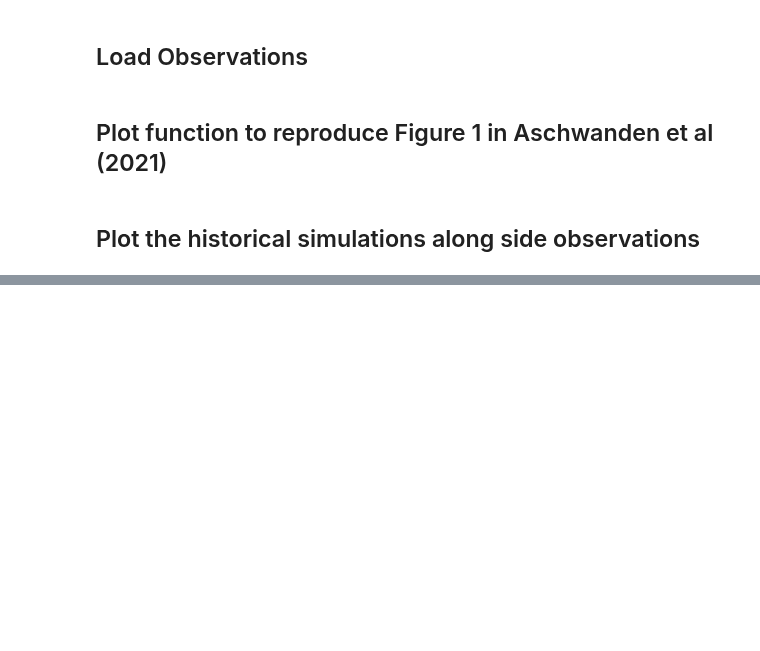
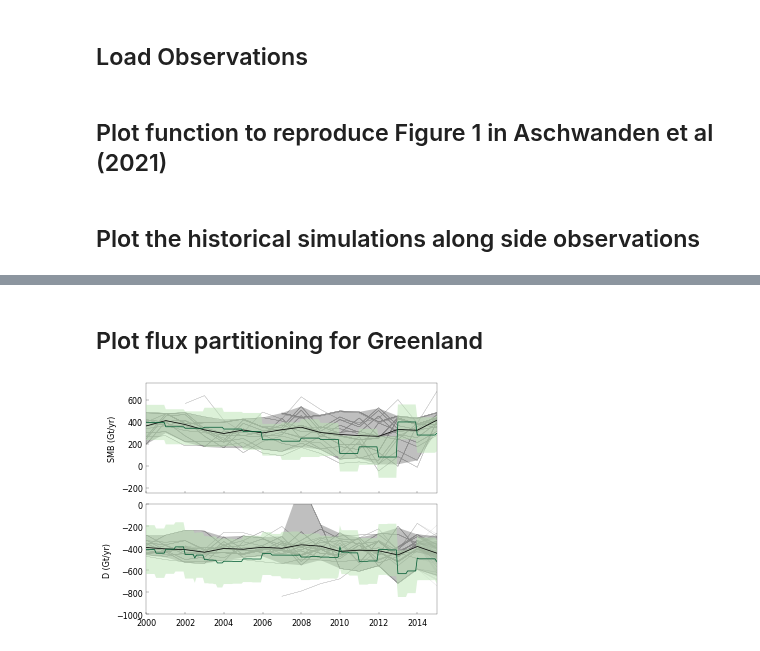
Before and after one commit to aaschwanden/ismip6-ipcc, a Jupyter notebook: analyze_slr_predictions.ipynb, the cells around one changed output, grey strips where cells are left out. Drawn from its saved outputs; the diff is of its cells as text; code cells hidden in the pictures; blank space fills up the shorter version.

```diff
--- a/analyze_slr_predictions.ipynb
+++ b/analyze_slr_predictions.ipynb
@@ -85,12 +85,12 @@ def set_size(w, h, ax=None):
 ## Load ISMIP6 projections
 # %%
 ismip6_ais = load_ismip6_ais(remove_ctrl=False)
-ismip6_gris = load_ismip6_gris(remove_ctrl=False)
+ismip6_gis = load_ismip6_gis(remove_ctrl=False)
 ismip6_ais["IS"] = "AIS"
-ismip6_gris["IS"] = "GRIS"
-ismip6 = pd.concat([ismip6_ais, ismip6_gris])
+ismip6_gis["IS"] = "GIS"
+ismip6 = pd.concat([ismip6_ais, ismip6_gis])
 ismip6_ais_ctrl_removed = load_ismip6_ais(remove_ctrl=True)
-ismip6_gris_ctrl_removed = load_ismip6_gris(remove_ctrl=True)
+ismip6_gis_ctrl_removed = load_ismip6_gis(remove_ctrl=True)
 ismip6_ais_ctrl_removed["IS"] = "AIS"
-ismip6_gris_ctrl_removed["IS"] = "GRIS"
-ismip6_ctrl_removed = pd.concat([ismip6_ais_ctrl_removed, ismip6_gris_ctrl_removed])
+ismip6_gis_ctrl_removed["IS"] = "GIS"
+ismip6_ctrl_removed = pd.concat([ismip6_ais_ctrl_removed, ismip6_gis_ctrl_removed])
@@ -240,25 +239,0 @@ Below we plot each group's contribution for AIS.
-# %%
-exp_color_dict = dict(zip(ais_exp_dict.keys(), sns.color_palette("Paired", len(ais_exp_dict)).as_hex()))
-
-
-def plot_signal(g, ax):
-    m_df = g[-1]
-    x = m_df["Year"]
-    y = m_df["Cumulative ice sheet mass change (Gt)"]
-    exp = m_df["Exp"].values[0]
-    return ax.plot(x, y, color=exp_color_dict[exp], linewidth=1.0, label=exp)
-
-
-for ice_sheet in ["AIS"]:
-    is_df = ismip6[(ismip6["IS"] == ice_sheet)]
-    groups = is_df["Group"].unique()
-    for group in groups:
-        df = is_df[(is_df["Group"] == group) & (is_df["Year"] >= proj_start) & (is_df["Year"] <= 2030)]
-        fig = plt.figure(figsize=[6.2, 3.5])
-        ax = fig.add_subplot(111)
-        [plot_signal(g, ax) for g in df.groupby(by=["Model", "Exp"])]
-        ax.set_xlabel("Year")
-        ax.set_ylabel("Cumulative mass change since 2015 (Gt)")
-        plt.legend(loc="lower right", ncol=2)
-        plt.title(f"{ice_sheet}_{group}.pdf")
-        fig.savefig(f"{ice_sheet}_{group}.pdf")
@@ -284,0 +322,6 @@ ismip6_gris_to_csv?
+# %% [markdown]
+## Plot flux partitioning for Greenland
+# %%
+plot_historical_partitioning("GIS_historical_fluxes.png", ismip6, imbie)
+# %% [output]
+[figure, added]
```
Also changed, not shown: parts of 15 cells of this notebook, 3 other files.
